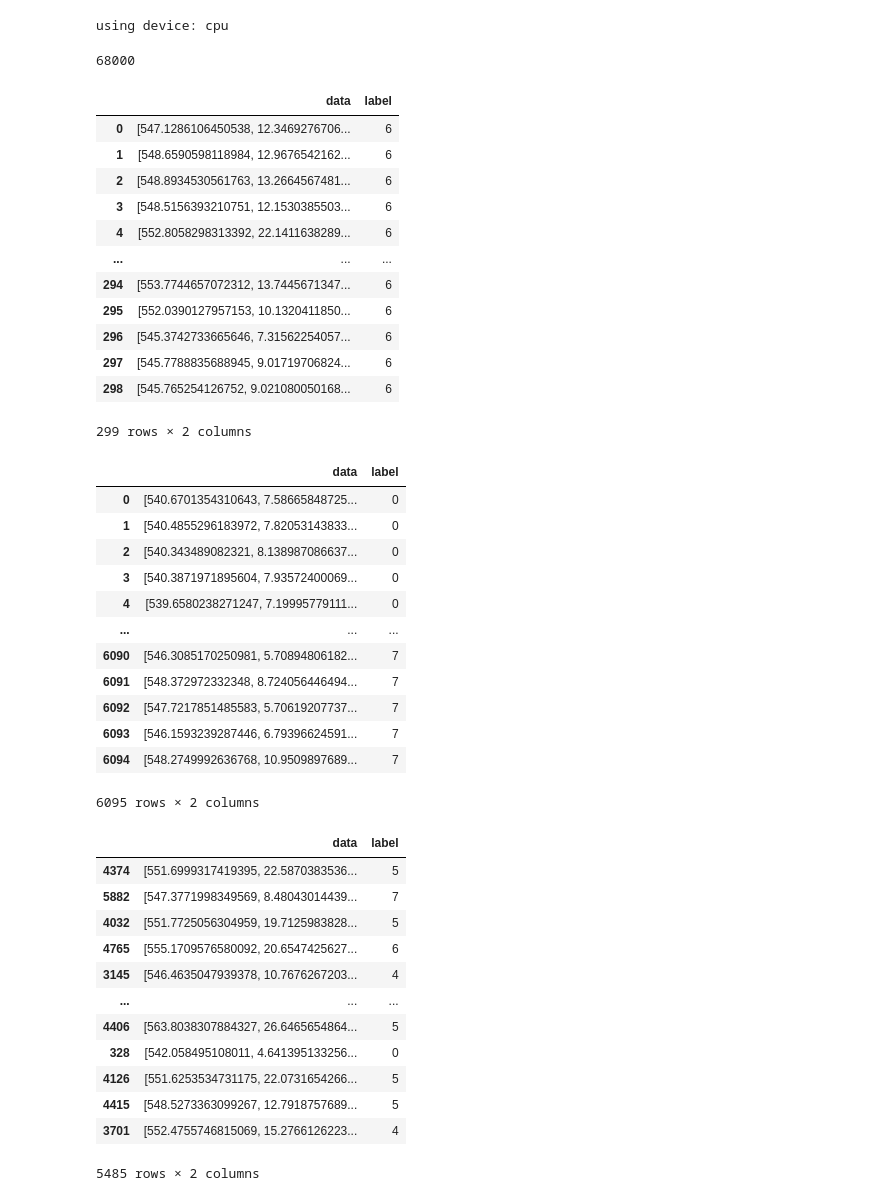
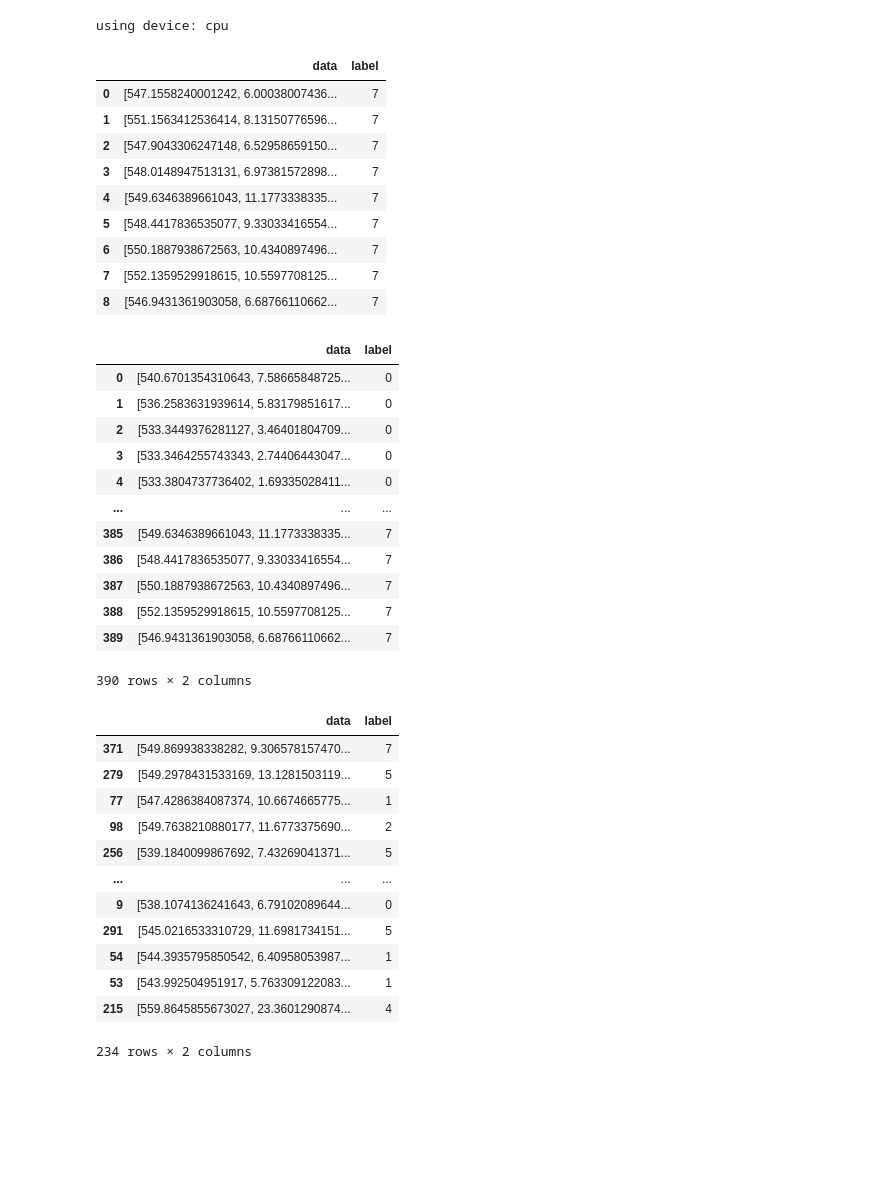
Before and after one commit to Fierce-Eagle/Diplom, a Jupyter notebook: notebook.ipynb, the cells around one changed output. Cells and saved outputs as stored; diff of their text form; code cells hidden in the pictures; blank space fills up the shorter version.

```diff
--- a/notebook.ipynb
+++ b/notebook.ipynb
@@ -54,15 +54,11 @@ f7_channel_1, f7_channel_2, f7_channel_3 = my_dataset.load_data(DATASET_PATH + '
 f71_channel_1, f71_channel_2, f71_channel_3 = my_dataset.load_data(DATASET_PATH + 'фасоль_1.txt')
 f72_channel_1, f72_channel_2, f72_channel_3 = my_dataset.load_data(DATASET_PATH + 'фасоль_2.txt')
 f73_channel_1, f73_channel_2, f73_channel_3 = my_dataset.load_data(DATASET_PATH + 'фасоль_3.txt')
-# %%
-len(f1_channel_1)
-# %% [output]
-68000
 # %%
 from dataset_processing import split_data_to_dataframe
 NUM_CLASSES = 8
 FRAME = 10000
-STRIDE = 200
+STRIDE = 3000
 SMOOTHING = 5
 
 f0_dataset = split_data_to_dataframe(f0_channel_1, f0_channel_2, f0_channel_3, label=0, frame_size=FRAME, frame_stride=STRIDE, smoothing_window=SMOOTHING)
@@ -99,21 +95,18 @@ f71_dataset = split_data_to_dataframe(f71_channel_1, f71_channel_2, f71_channel_
 f72_dataset = split_data_to_dataframe(f72_channel_1, f72_channel_2, f72_channel_3, label=7, frame_size=FRAME, frame_stride=STRIDE, smoothing_window=SMOOTHING)
 f73_dataset = split_data_to_dataframe(f73_channel_1, f73_channel_2, f73_channel_3, label=7, frame_size=FRAME, frame_stride=STRIDE, smoothing_window=SMOOTHING)
 # %%
-f6_dataset
+f73_dataset
 # %% [output]
 |  | data | label |
-| 0 | [547.1286106450538, 12.3469276706... | 6 |
-| 1 | [548.6590598118984, 12.9676542162... | 6 |
-| 2 | [548.8934530561763, 13.2664567481... | 6 |
-| 3 | [548.5156393210751, 12.1530385503... | 6 |
-| 4 | [552.8058298313392, 22.1411638289... | 6 |
-| ... | ... | ... |
-| 294 | [553.7744657072312, 13.7445671347... | 6 |
-| 295 | [552.0390127957153, 10.1320411850... | 6 |
-| 296 | [545.3742733665646, 7.31562254057... | 6 |
-| 297 | [545.7788835688945, 9.01719706824... | 6 |
-| 298 | [545.765254126752, 9.021080050168... | 6 |
+| 0 | [547.1558240001242, 6.00038007436... | 7 |
+| 1 | [551.1563412536414, 8.13150776596... | 7 |
+| 2 | [547.9043306247148, 6.52958659150... | 7 |
+| 3 | [548.0148947513131, 6.97381572898... | 7 |
+| 4 | [549.6346389661043, 11.1773338335... | 7 |
+| 5 | [548.4417836535077, 9.33033416554... | 7 |
+| 6 | [550.1887938672563, 10.4340897496... | 7 |
+| 7 | [552.1359529918615, 10.5597708125... | 7 |
+| 8 | [546.9431361903058, 6.68766110662... | 7 |
-299 rows × 2 columns
 # %%
 
 final_dataset = pd.concat([f0_dataset, f01_dataset], ignore_index=True)
@@ -153,35 +146,35 @@ final_dataset
 # %% [output]
 |  | data | label |
 | 0 | [540.6701354310643, 7.58665848725... | 0 |
-| 1 | [540.4855296183972, 7.82053143833... | 0 |
-| 2 | [540.343489082321, 8.138987086637... | 0 |
-| 3 | [540.3871971895604, 7.93572400069... | 0 |
-| 4 | [539.6580238271247, 7.19995779111... | 0 |
+| 1 | [536.2583631939614, 5.83179851617... | 0 |
+| 2 | [533.3449376281127, 3.46401804709... | 0 |
+| 3 | [533.3464255743343, 2.74406443047... | 0 |
+| 4 | [533.3804737736402, 1.69335028411... | 0 |
 | ... | ... | ... |
-| 6090 | [546.3085170250981, 5.70894806182... | 7 |
-| 6091 | [548.372972332348, 8.724056446494... | 7 |
-| 6092 | [547.7217851485583, 5.70619207737... | 7 |
-| 6093 | [546.1593239287446, 6.79396624591... | 7 |
-| 6094 | [548.2749992636768, 10.9509897689... | 7 |
+| 385 | [549.6346389661043, 11.1773338335... | 7 |
+| 386 | [548.4417836535077, 9.33033416554... | 7 |
+| 387 | [550.1887938672563, 10.4340897496... | 7 |
+| 388 | [552.1359529918615, 10.5597708125... | 7 |
+| 389 | [546.9431361903058, 6.68766110662... | 7 |
-6095 rows × 2 columns
+390 rows × 2 columns
 # %%
 train_dataset, valid_dataset, test_dataset = my_dataset.train_val_test_split(final_dataset)
 # %%
 train_dataset
 # %% [output]
 |  | data | label |
-| 4374 | [551.6999317419395, 22.5870383536... | 5 |
-| 5882 | [547.3771998349569, 8.48043014439... | 7 |
-| 4032 | [551.7725056304959, 19.7125983828... | 5 |
-| 4765 | [555.1709576580092, 20.6547425627... | 6 |
-| 3145 | [546.4635047939378, 10.7676267203... | 4 |
+| 371 | [549.869938338282, 9.306578157470... | 7 |
+| 279 | [549.2978431533169, 13.1281503119... | 5 |
+| 77 | [547.4286384087374, 10.6674665775... | 1 |
+| 98 | [549.7638210880177, 11.6773375690... | 2 |
+| 256 | [539.1840099867692, 7.43269041371... | 5 |
 | ... | ... | ... |
-| 4406 | [563.8038307884327, 26.6465654864... | 5 |
-| 328 | [542.058495108011, 4.641395133256... | 0 |
-| 4126 | [551.6253534731175, 22.0731654266... | 5 |
-| 4415 | [548.5273363099267, 12.7918757689... | 5 |
-| 3701 | [552.4755746815069, 15.2766126223... | 4 |
+| 9 | [538.1074136241643, 6.79102089644... | 0 |
+| 291 | [545.0216533310729, 11.6981734151... | 5 |
+| 54 | [544.3935795850542, 6.40958053987... | 1 |
+| 53 | [543.992504951917, 5.763309122083... | 1 |
+| 215 | [559.8645855673027, 23.3601290874... | 4 |
-5485 rows × 2 columns
+234 rows × 2 columns
 # %%
 train_dataset = train_dataset.reset_index(drop=True)
 valid_dataset = valid_dataset.reset_index(drop=True)
```
Also changed, not shown: parts of 5 cells of this notebook, 3 other files.
